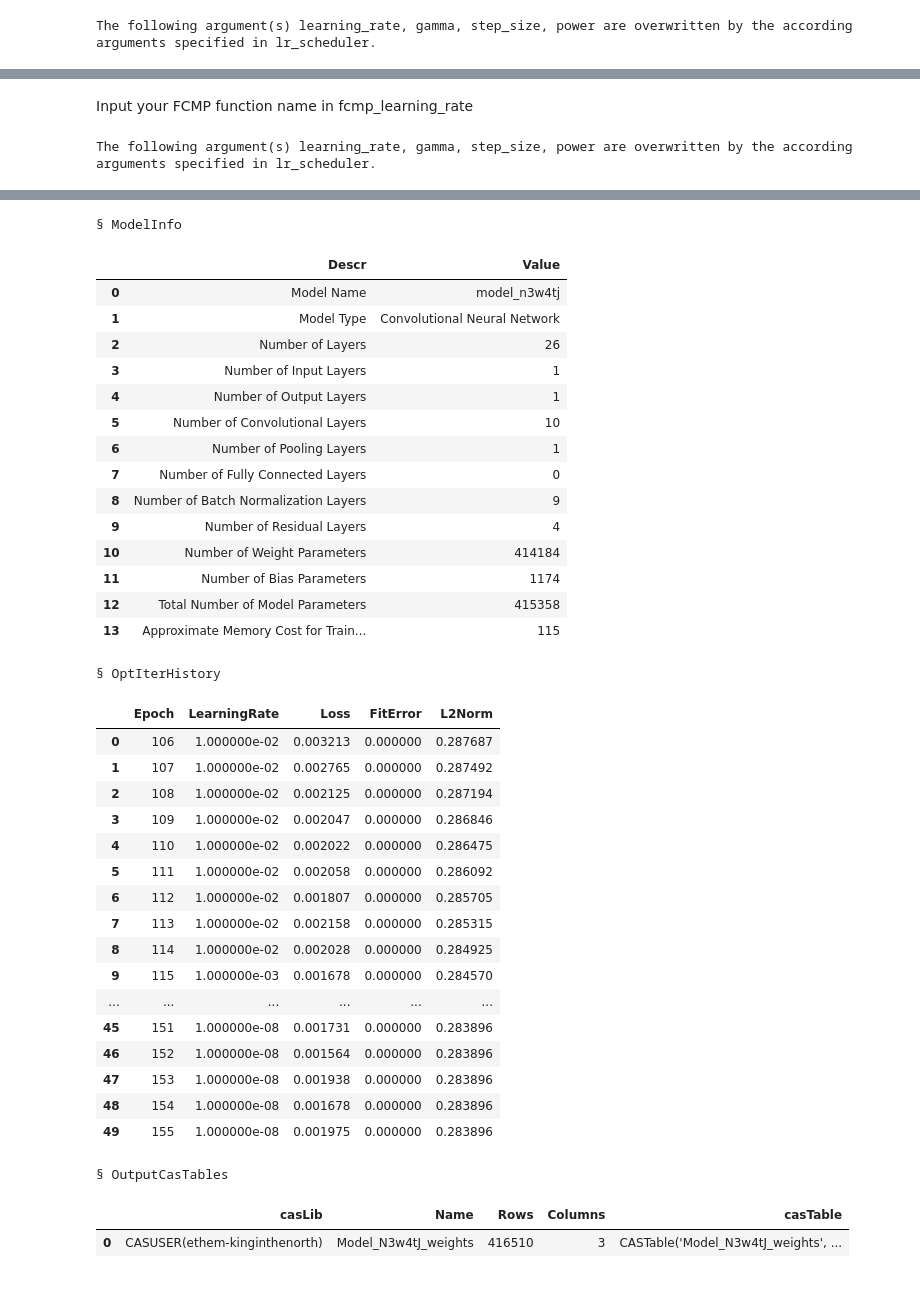
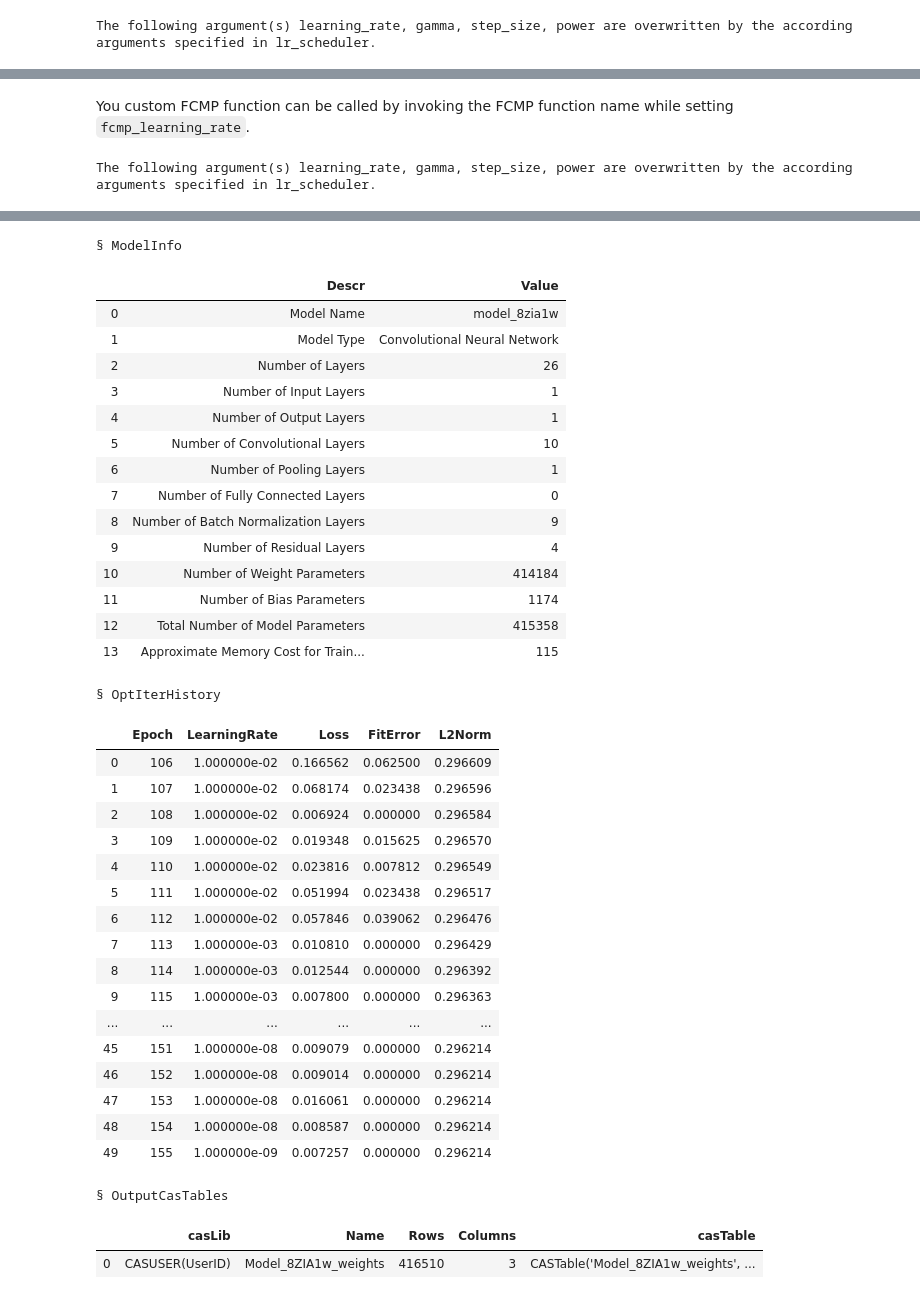
Before and after one commit to sassoftware/python-dlpy, a Jupyter notebook: examples/learning_rate_policy/Define_Learning_Rate_Policy.ipynb, the cells around one changed output, grey strips where cells are left out. Drawn from its saved outputs; the diff is of its cells as text; code cells hidden in the pictures.

Commit message:
DEEPLRN-246 Validated Upgraded Define_Learning_Rate_Policy example

```diff
--- a/examples/learning_rate_policy/Define_Learning_Rate_Policy.ipynb
+++ b/examples/learning_rate_policy/Define_Learning_Rate_Policy.ipynb
@@ -67,0 +149,9 @@ Besides, you can also customize your own learning rate policy.
+# %%
+# Point to the image path stored in server_image_root
+img_path = server_image_root
+
+# Load the files in the image path to table my_images
+my_images = ImageTable.load_files(sess, path=img_path)
+
+# Resize all images to 112 px by 112 px
+my_images.resize(112)
@@ -75,10 +207,12 @@ The following argument(s) learning_rate, learning_rate_policy, gamma, step_size,
 # %%
+# Train the model
 resnet_like_model.fit(data=my_images,
                       n_threads=4,
                       record_seed=13309,
                       optimizer=optimizer,
                       gpu=gpu,
-                      log_level=2)
+                      log_level=2
+                     )
 # %% [output]
 NOTE: Inputs=_image_ is used
 NOTE: Training from scratch.
@@ -314,20 +509,39 @@ sess.addRoutines(
-# %% [markdown]
-Input your FCMP function name in fcmp_learning_rate
+# %% [markdown]
+You custom FCMP function can be called by invoking the FCMP function name while setting `fcmp_learning_rate`.
 # %%
-lr_scheduler = FCMPLR(conn=sess, fcmp_learning_rate='reduce_lr_on_plateau',
-                      learning_rate = 0.01, gamma = 0.1)
+# Specify the custom LR function
+# and settings in 'fcmp_learning_rate'
+lr_scheduler = FCMPLR(conn=sess,
+                      fcmp_learning_rate='reduce_lr_on_plateau',
+                      learning_rate = 0.01,
+                      gamma = 0.1
+                     )
+
+# Specify Momentum solver settings
 solver = MomentumSolver(lr_scheduler = lr_scheduler,
-                        clip_grad_max = 100, clip_grad_min = -100)
-optimizer = Optimizer(algorithm=solver, mini_batch_size=16, log_level=3, max_epochs=50, reg_l2=0.0005)
+                        clip_grad_max = 100,
+                        clip_grad_min = -100
+                       )
+
+# Specify optimizer settings
+optimizer = Optimizer(algorithm=solver,
+                      mini_batch_size=16,
+                      log_level=3,
+                      max_epochs=50,
+                      reg_l2=0.0005
+                     )
 # %% [output]
 The following argument(s) learning_rate, gamma, step_size, power are overwritten by the according arguments specified in lr_scheduler.
 # %%
+# Train the model using the custom
+# FCMP learning rate settings
 resnet_like_model.fit(data=my_images,
                       n_threads=4,
                       record_seed=13309,
                       optimizer=optimizer,
                       gpu=gpu,
-                      log_level=2)
+                      log_level=2
+                     )
 # %% [output]
 NOTE: Inputs=_image_ is used
 NOTE: Training based on existing weights.
@@ -349,37 +563,37 @@ NOTE:  The total time is      15.51 (s).
 § ModelInfo
 |  | Descr | Value |
-| 0 | Model Name | model_n3w4tj |
+| 0 | Model Name | model_8zia1w |
 | 1 | Model Type | Convolutional Neural Network |
 | 2 | Number of Layers | 26 |
 | 3 | Number of Input Layers | 1 |
 | 4 | Number of Output Layers | 1 |
 | 5 | Number of Convolutional Layers | 10 |
 | 6 | Number of Pooling Layers | 1 |
 | 7 | Number of Fully Connected Layers | 0 |
 | 8 | Number of Batch Normalization Layers | 9 |
 | 9 | Number of Residual Layers | 4 |
 | 10 | Number of Weight Parameters | 414184 |
 | 11 | Number of Bias Parameters | 1174 |
 | 12 | Total Number of Model Parameters | 415358 |
 | 13 | Approximate Memory Cost for Train... | 115 |
 § OptIterHistory
 |  | Epoch | LearningRate | Loss | FitError | L2Norm |
-| 0 | 106 | 1.000000e-02 | 0.003213 | 0.000000 | 0.287687 |
-| 1 | 107 | 1.000000e-02 | 0.002765 | 0.000000 | 0.287492 |
-| 2 | 108 | 1.000000e-02 | 0.002125 | 0.000000 | 0.287194 |
-| 3 | 109 | 1.000000e-02 | 0.002047 | 0.000000 | 0.286846 |
-| 4 | 110 | 1.000000e-02 | 0.002022 | 0.000000 | 0.286475 |
-| 5 | 111 | 1.000000e-02 | 0.002058 | 0.000000 | 0.286092 |
-| 6 | 112 | 1.000000e-02 | 0.001807 | 0.000000 | 0.285705 |
-| 7 | 113 | 1.000000e-02 | 0.002158 | 0.000000 | 0.285315 |
-| 8 | 114 | 1.000000e-02 | 0.002028 | 0.000000 | 0.284925 |
-| 9 | 115 | 1.000000e-03 | 0.001678 | 0.000000 | 0.284570 |
+| 0 | 106 | 1.000000e-02 | 0.166562 | 0.062500 | 0.296609 |
+| 1 | 107 | 1.000000e-02 | 0.068174 | 0.023438 | 0.296596 |
+| 2 | 108 | 1.000000e-02 | 0.006924 | 0.000000 | 0.296584 |
+| 3 | 109 | 1.000000e-02 | 0.019348 | 0.015625 | 0.296570 |
+| 4 | 110 | 1.000000e-02 | 0.023816 | 0.007812 | 0.296549 |
+| 5 | 111 | 1.000000e-02 | 0.051994 | 0.023438 | 0.296517 |
+| 6 | 112 | 1.000000e-02 | 0.057846 | 0.039062 | 0.296476 |
+| 7 | 113 | 1.000000e-03 | 0.010810 | 0.000000 | 0.296429 |
+| 8 | 114 | 1.000000e-03 | 0.012544 | 0.000000 | 0.296392 |
+| 9 | 115 | 1.000000e-03 | 0.007800 | 0.000000 | 0.296363 |
 | ... | ... | ... | ... | ... | ... |
-| 45 | 151 | 1.000000e-08 | 0.001731 | 0.000000 | 0.283896 |
-| 46 | 152 | 1.000000e-08 | 0.001564 | 0.000000 | 0.283896 |
-| 47 | 153 | 1.000000e-08 | 0.001938 | 0.000000 | 0.283896 |
-| 48 | 154 | 1.000000e-08 | 0.001678 | 0.000000 | 0.283896 |
-| 49 | 155 | 1.000000e-08 | 0.001975 | 0.000000 | 0.283896 |
+| 45 | 151 | 1.000000e-08 | 0.009079 | 0.000000 | 0.296214 |
+| 46 | 152 | 1.000000e-08 | 0.009014 | 0.000000 | 0.296214 |
+| 47 | 153 | 1.000000e-08 | 0.016061 | 0.000000 | 0.296214 |
+| 48 | 154 | 1.000000e-08 | 0.008587 | 0.000000 | 0.296214 |
+| 49 | 155 | 1.000000e-09 | 0.007257 | 0.000000 | 0.296214 |
 § OutputCasTables
 |  | casLib | Name | Rows | Columns | casTable |
-| 0 | CASUSER(ethem-kinginthenorth) | Model_N3w4tJ_weights | 416510 | 3 | CASTable('Model_N3w4tJ_weights', ... |
+| 0 | CASUSER(UserID) | Model_8ZIA1w_weights | 416510 | 3 | CASTable('Model_8ZIA1w_weights', ... |
```
Also changed, not shown: parts of 50 cells of this notebook.
